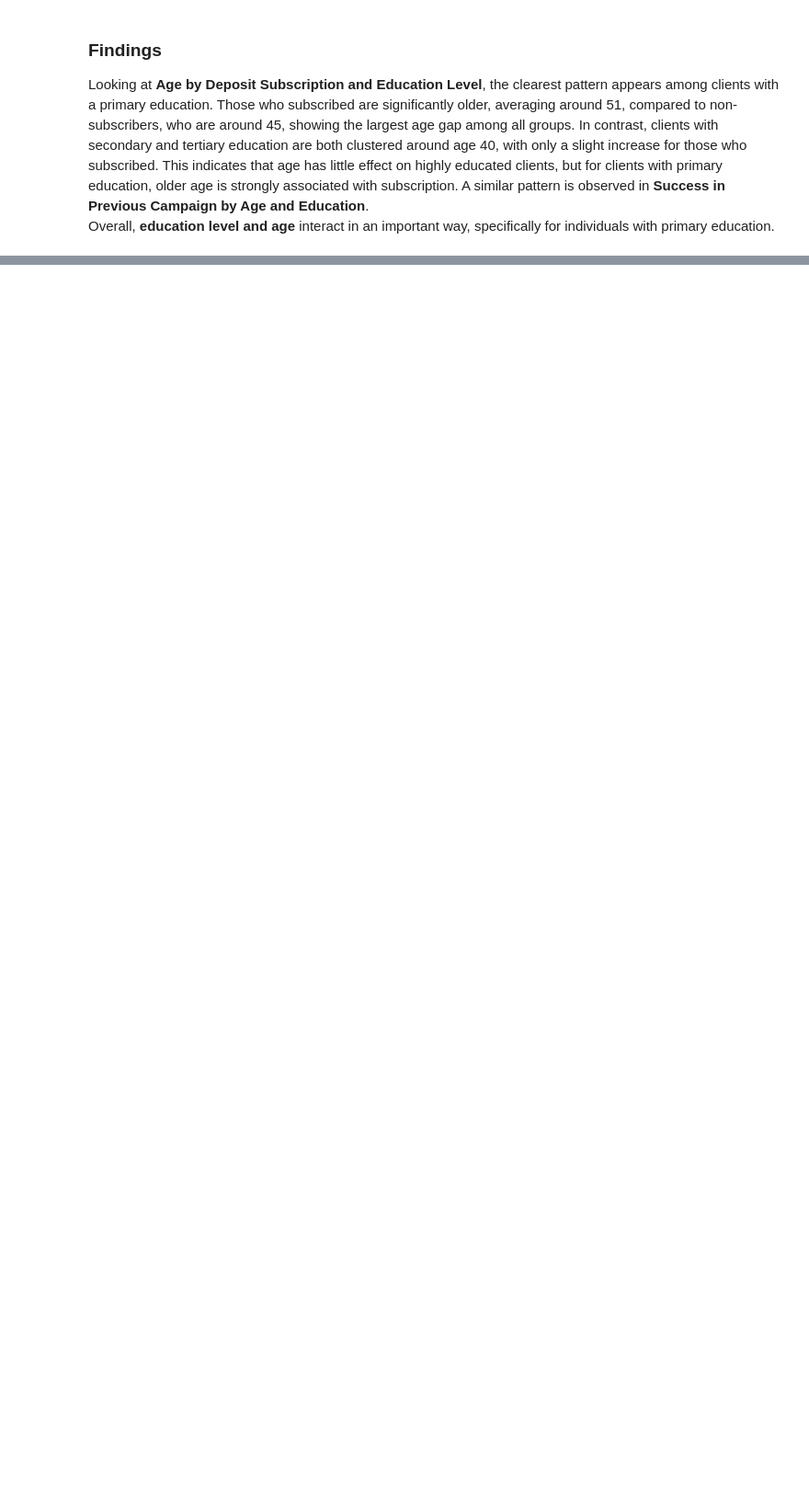
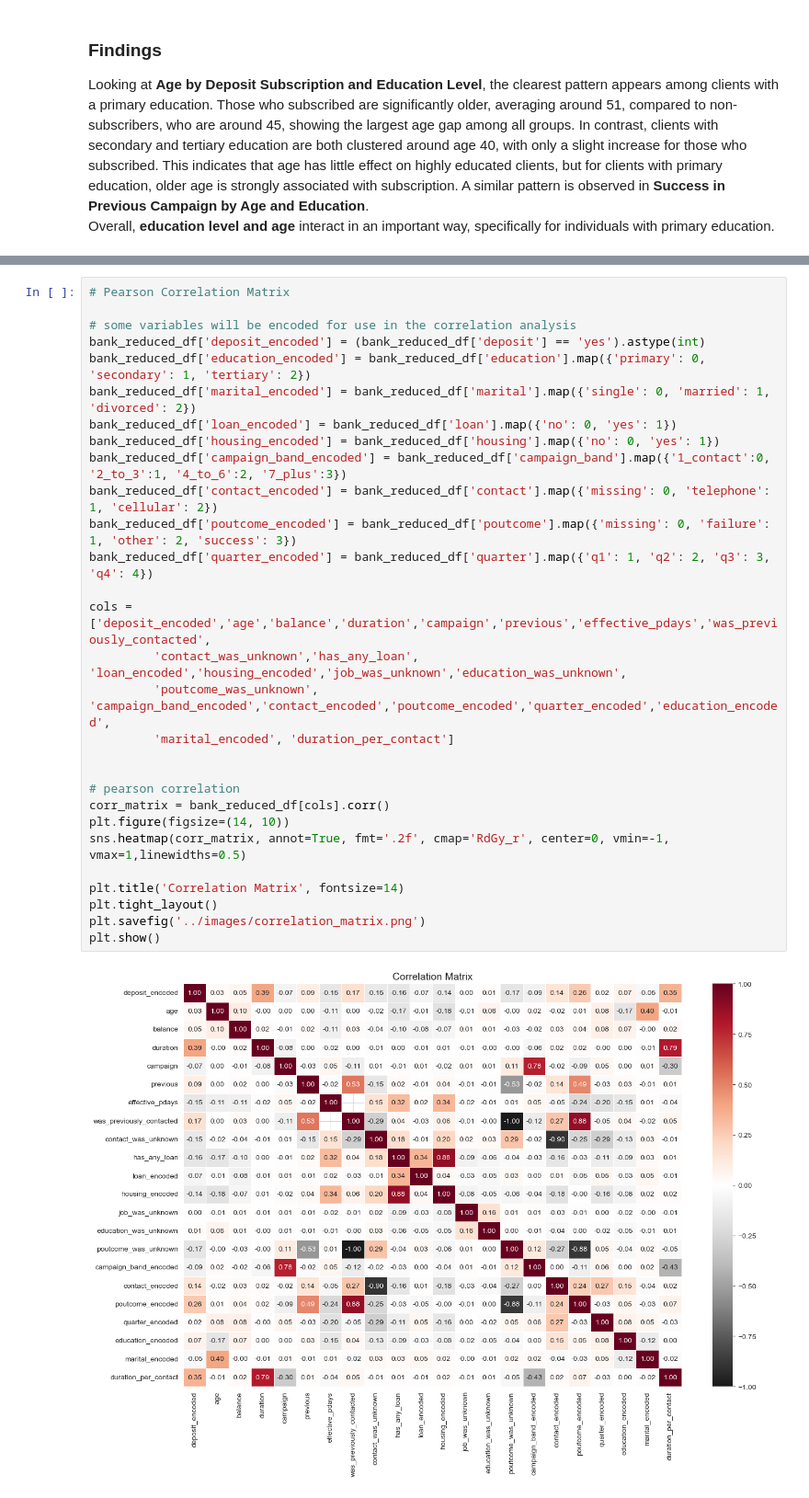
Before and after one commit to samermarroki/ADS500Bfinalproject, a Jupyter notebook: data_analysis/visualization_and_data_analysis.ipynb, the cells around one changed output, grey strips where cells are left out. Shown at 92% size. Saved outputs shown, nothing was run; the diff lists cells and outputs as text; blank space fills up the shorter version.

```diff
--- a/data_analysis/visualization_and_data_analysis.ipynb
+++ b/data_analysis/visualization_and_data_analysis.ipynb
@@ -469,0 +472,31 @@ Overall, **education level and age** interact in an important way, specifically
+# %%
+# Pearson Correlation Matrix
+
+# some variables will be encoded for use in the correlation analysis
+bank_reduced_df['deposit_encoded'] = (bank_reduced_df['deposit'] == 'yes').astype(int)
+bank_reduced_df['education_encoded'] = bank_reduced_df['education'].map({'primary': 0, 'secondary': 1, 'tertiary': 2})
+bank_reduced_df['marital_encoded'] = bank_reduced_df['marital'].map({'single': 0, 'married': 1, 'divorced': 2})
+bank_reduced_df['loan_encoded'] = bank_reduced_df['loan'].map({'no': 0, 'yes': 1})
+bank_reduced_df['housing_encoded'] = bank_reduced_df['housing'].map({'no': 0, 'yes': 1})
+bank_reduced_df['campaign_band_encoded'] = bank_reduced_df['campaign_band'].map({'1_contact':0, '2_to_3':1, '4_to_6':2, '7_plus':3})
+bank_reduced_df['contact_encoded'] = bank_reduced_df['contact'].map({'missing': 0, 'telephone': 1, 'cellular': 2})
+bank_reduced_df['poutcome_encoded'] = bank_reduced_df['poutcome'].map({'missing': 0, 'failure': 1, 'other': 2, 'success': 3})
+bank_reduced_df['quarter_encoded'] = bank_reduced_df['quarter'].map({'q1': 1, 'q2': 2, 'q3': 3, 'q4': 4})
+
+cols = ['deposit_encoded','age','balance','duration','campaign','previous','effective_pdays','was_previously_contacted',
+         'contact_was_unknown','has_any_loan', 'loan_encoded','housing_encoded','job_was_unknown','education_was_unknown',
+         'poutcome_was_unknown', 'campaign_band_encoded','contact_encoded','poutcome_encoded','quarter_encoded','education_encoded',
+         'marital_encoded', 'duration_per_contact']
+
+
+# pearson correlation
+corr_matrix = bank_reduced_df[cols].corr()
+plt.figure(figsize=(14, 10))
+sns.heatmap(corr_matrix, annot=True, fmt='.2f', cmap='RdGy_r', center=0, vmin=-1, vmax=1,linewidths=0.5)
+
+plt.title('Correlation Matrix', fontsize=14)
+plt.tight_layout()
+plt.savefig('../images/correlation_matrix.png')
+plt.show()
+# %% [output]
+[figure, added]
```
Also changed, not shown: parts of 18 cells of this notebook, 9 other files.
